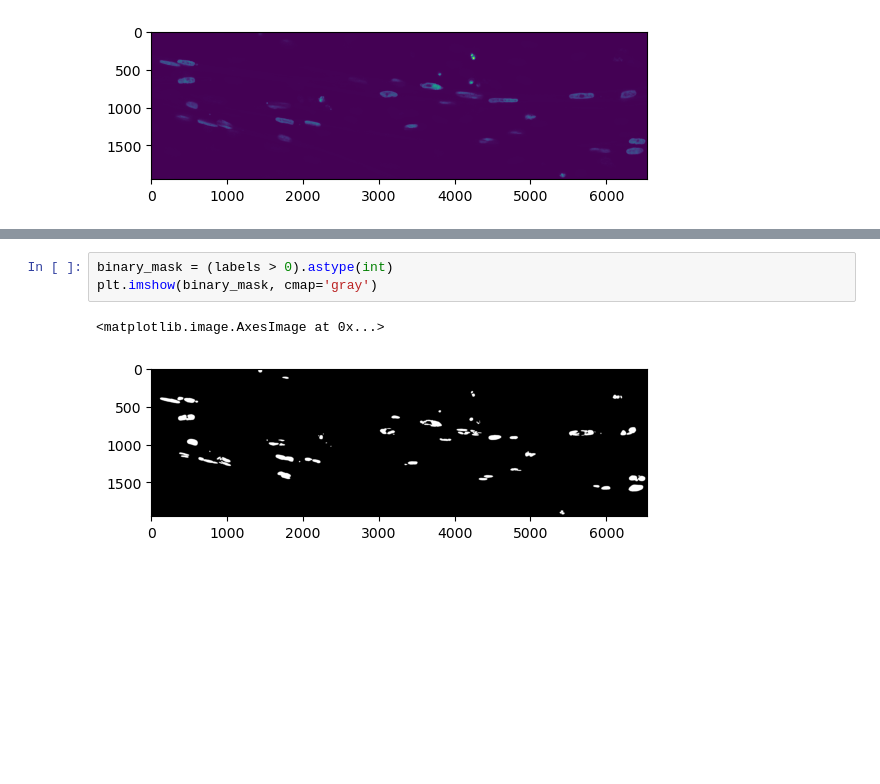
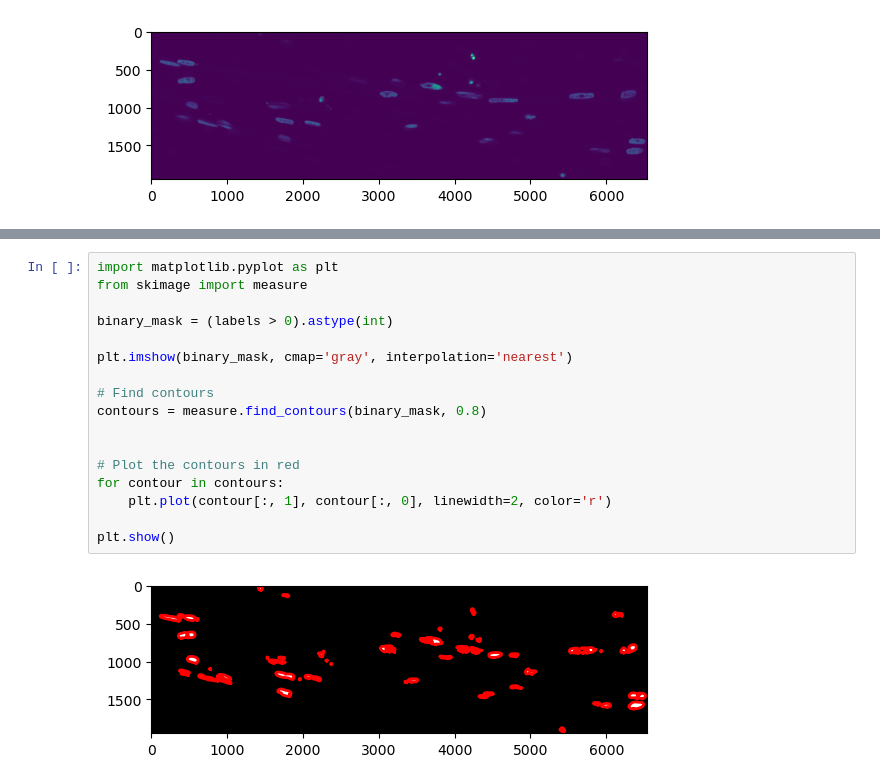
Before and after one commit to Roland0206/Capstone, a Jupyter notebook: nuclei_detection_test.ipynb, the cells around one changed output, grey strips where cells are left out. Saved outputs shown, nothing was run; the diff lists cells and outputs as text; blank space fills up the shorter version.

```diff
--- a/nuclei_detection_test.ipynb
+++ b/nuclei_detection_test.ipynb
@@ -163,8 +167,21 @@ plt.title("prediction + input overlay")
 Text(0.5, 1.0, 'prediction + input overlay')
 [figure]
-# %%
-binary_mask = (labels > 0).astype(int)
-plt.imshow(binary_mask, cmap='gray')
-# %% [output]
-<matplotlib.image.AxesImage at 0x...>
-[figure, removed]
+# %%
+import matplotlib.pyplot as plt
+from skimage import measure
+
+binary_mask = (labels > 0).astype(int)
+
+plt.imshow(binary_mask, cmap='gray', interpolation='nearest')
+
+# Find contours
+contours = measure.find_contours(binary_mask, 0.8)
+
+
+# Plot the contours in red
+for contour in contours:
+    plt.plot(contour[:, 1], contour[:, 0], linewidth=2, color='r')
+
+plt.show()
+# %% [output]
+[figure, added]
```
Also changed, not shown: parts of 3 cells of this notebook, 4 other files.
